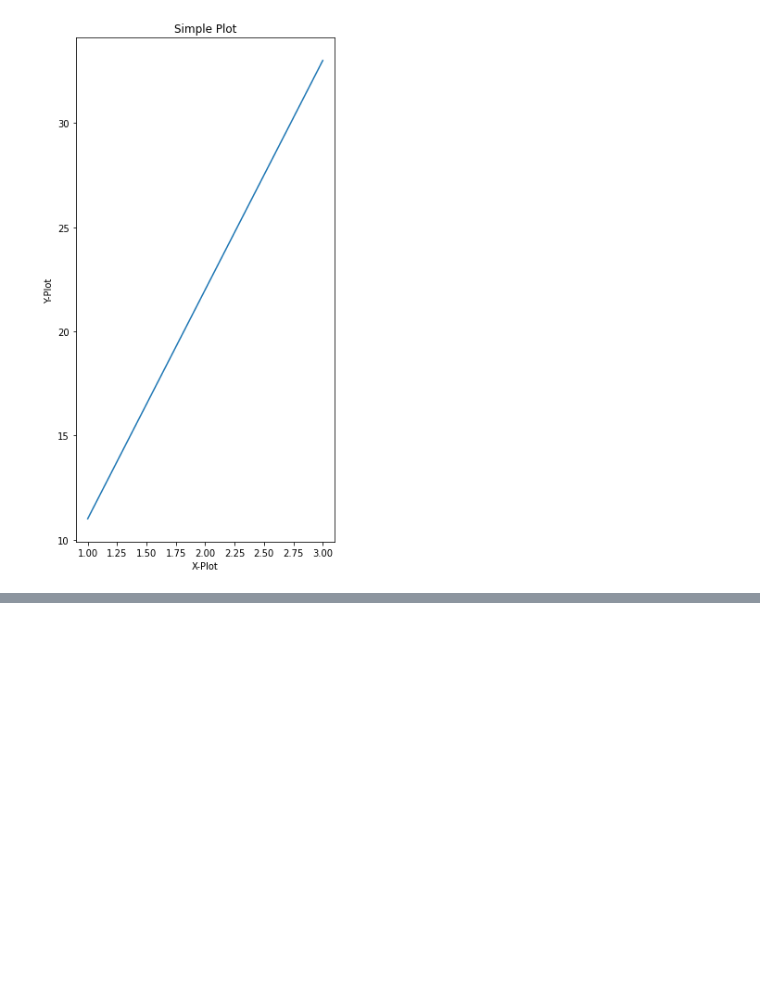
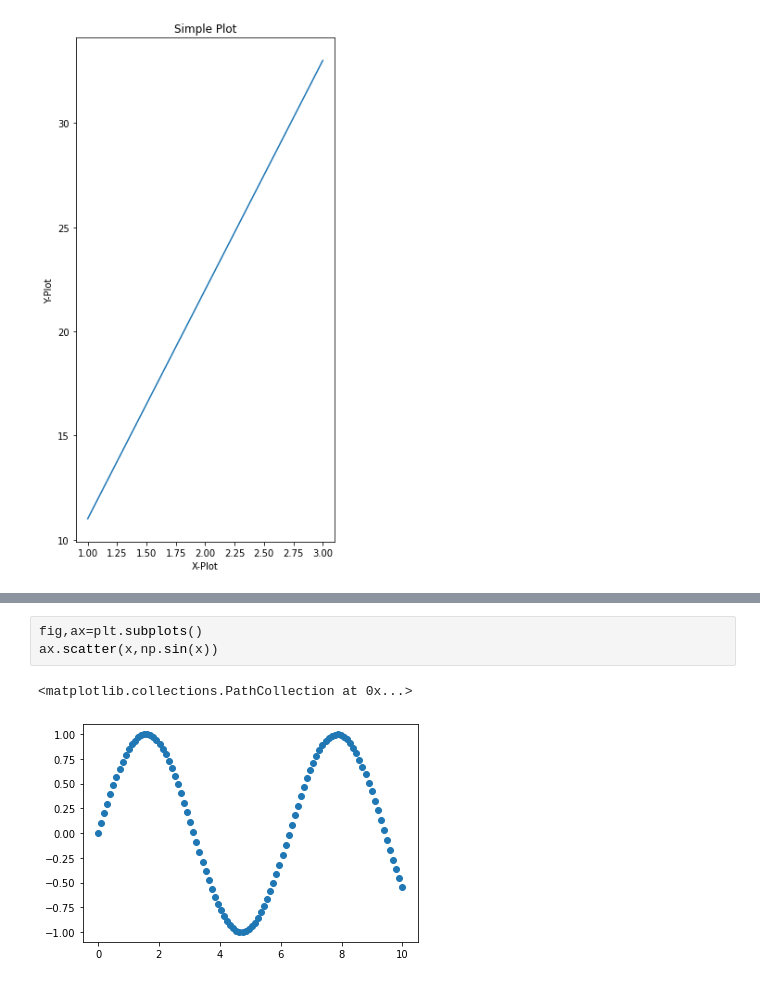
Before and after one commit to bishal5917/Matplotlib, a Jupyter notebook: Matplot.ipynb, the cells around one changed output, grey strips where cells are left out. Saved outputs shown, nothing was run; the diff lists cells and outputs as text; blank space fills up the shorter version.

```diff
--- a/Matplot.ipynb
+++ b/Matplot.ipynb
@@ -47,0 +71,6 @@ fig.savefig("plotSaved.png")
+# %%
+fig,ax=plt.subplots()
+ax.scatter(x,np.sin(x))
+# %% [output]
+<matplotlib.collections.PathCollection at 0x...>
+[figure, added]
```
Also changed, not shown: parts of 7 cells of this notebook.
